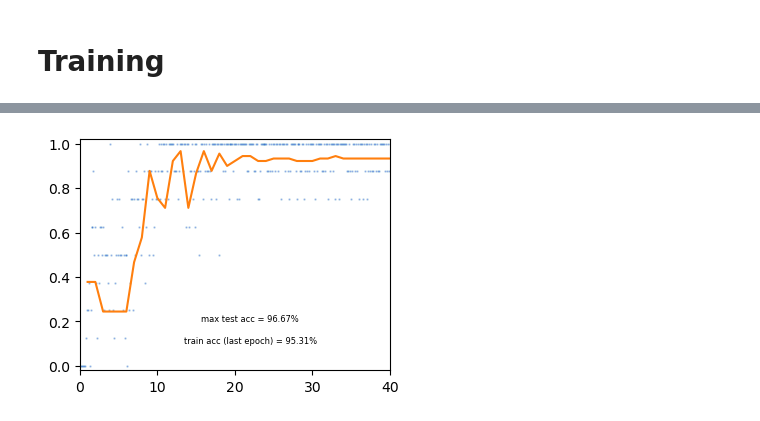
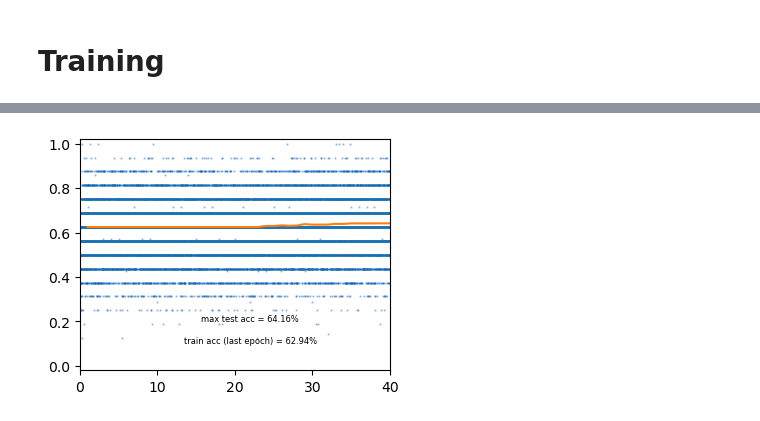
Before and after one commit to bmnsmets/semitorch, a Jupyter notebook: experiments/article-fullyconnected-naitzat.ipynb, the cells around one changed output, grey strips where cells are left out. Saved outputs shown, nothing was run; the diff lists cells and outputs as text; code cells hidden in the pictures.

```diff
--- a/experiments/article-fullyconnected-naitzat.ipynb
+++ b/experiments/article-fullyconnected-naitzat.ipynb
@@ -157,12 +157,13 @@ class LinearReLU(nn.Module):
         return self.head(y)
 
     def get_optimizer_and_scheduler(self, epochs: int, steps_per_epoch: int):
-        optimizer = torch.optim.AdamW(self.parameters(), lr=4e-2, weight_decay=0.01)
+        lr = 5e-3
+        optimizer = torch.optim.AdamW(self.parameters(), lr=lr, weight_decay=0.00001)
         scheduler = torch.optim.lr_scheduler.OneCycleLR(
             optimizer,
-            max_lr=4e-2,
+            max_lr=lr,
             anneal_strategy="linear",
-            pct_start=0.3,
+            pct_start=0.1,
             three_phase=True,
             final_div_factor=500.0,
             div_factor=10.0,
@@ -285,12 +286,13 @@ class LinearLogPlus(nn.Module):
         return self.head(y)
 
     def get_optimizer_and_scheduler(self, epochs: int, steps_per_epoch: int):
-        optimizer = torch.optim.AdamW(self.parameters(), lr=4e-2, weight_decay=0.01)
+        lr = 5e-3
+        optimizer = torch.optim.AdamW(self.parameters(), lr=lr, weight_decay=0.01)
         scheduler = torch.optim.lr_scheduler.OneCycleLR(
             optimizer,
-            max_lr=4e-2,
+            max_lr=lr,
             anneal_strategy="linear",
-            pct_start=0.3,
+            pct_start=0.1,
             three_phase=True,
             final_div_factor=500.0,
             div_factor=10.0,
@@ -377,76 +379,76 @@ def train(model, device, trainloader, testloader, optimizer, scheduler, loss, ep
     plt.close(fig)
     return sum(trainaccs[-epoch_len:]) / len(trainaccs[-epoch_len:]), max(accs)
 # %%
-iris_model_width = 4 # must be even for the number of parameters to match
+circles_model_width = 8 # must be even for the number of parameters to match
 
-iris_linear_relu = LinearReLU(
-    iris_num_features, iris_num_classes, width=iris_model_width
+circles_linear_relu = LinearReLU(
+    circles_num_features, circles_num_classes, width=circles_model_width
 )
-iris_linear_relu.tag = "iris_linear_relu"
+circles_linear_relu.tag = "circles_linear_relu"
 
-iris_linear_maxplus = LinearMaxPlus(
-    iris_num_features, iris_num_classes, width=iris_model_width
+circles_linear_maxplus = LinearMaxPlus(
+    circles_num_features, circles_num_classes, width=circles_model_width
 )
-iris_linear_maxplus.tag = "iris_linear_maxplus"
+circles_linear_maxplus.tag = "circles_linear_maxplus"
 
-iris_linear_minplus = LinearMinPlus(
-    iris_num_features, iris_num_classes, width=iris_model_width
+circles_linear_minplus = LinearMinPlus(
+    circles_num_features, circles_num_classes, width=circles_model_width
 )
-iris_linear_minplus.tag = "iris_linear_minplus"
+circles_linear_minplus.tag = "circles_linear_minplus"
 
-iris_linear_logplus_m10 = LinearLogPlus(
-    iris_num_features, iris_num_classes, width=iris_model_width, mu=-10
+circles_linear_logplus_m10 = LinearLogPlus(
+    circles_num_features, circles_num_classes, width=circles_model_width, mu=-10
 )
-iris_linear_logplus_m10.tag = "iris_linear_logplus_m10"
+circles_linear_logplus_m10.tag = "circles_linear_logplus_m10"
 
-iris_linear_logplus_m1 = LinearLogPlus(
-    iris_num_features, iris_num_classes, width=iris_model_width, mu=-1
+circles_linear_logplus_m1 = LinearLogPlus(
+    circles_num_features, circles_num_classes, width=circles_model_width, mu=-1
 )
-iris_linear_logplus_m1.tag = "iris_linear_logplust_m1"
+circles_linear_logplus_m1.tag = "circles_linear_logplust_m1"
 
-iris_linear_logplus_p1 = LinearLogPlus(
-    iris_num_features, iris_num_classes, width=iris_model_width, mu=1
+circles_linear_logplus_p1 = LinearLogPlus(
+    circles_num_features, circles_num_classes, width=circles_model_width, mu=1
 )
-iris_linear_logplus_p1.tag = "iris_linear_logplust_p1"
+circles_linear_logplus_p1.tag = "circles_linear_logplust_p1"
 
-iris_linear_logplus_p10 = LinearLogPlus(
-    iris_num_features, iris_num_classes, width=iris_model_width, mu=10
+circles_linear_logplus_p10 = LinearLogPlus(
+    circles_num_features, circles_num_classes, width=circles_model_width, mu=10
 )
-iris_linear_logplus_p10.tag = "iris_linear_logplust_p10"
+circles_linear_logplus_p10.tag = "circles_linear_logplust_p10"
 
-iris_models = [
-    iris_linear_relu,
-    iris_linear_maxplus,
-    iris_linear_minplus,
-    iris_linear_logplus_m10,
-    iris_linear_logplus_m1,
-    iris_linear_logplus_p1,
-    iris_linear_logplus_p10,
+circles_models = [
+    circles_linear_relu,
+    circles_linear_maxplus,
+    circles_linear_minplus,
+    circles_linear_logplus_m10,
+    circles_linear_logplus_m1,
+    circles_linear_logplus_p1,
+    circles_linear_logplus_p10,
 ]
 
-iris_models = [m.to(device) for m in iris_models]
+circles_models = [m.to(device) for m in circles_models]
 
-loss = nn.CrossEntropyLoss()
+loss = nn.CrossEntropyLoss(weight=torch.Tensor([1-0.6186,0.6186]).to(device))
 epochs = 40
 
-iris_train100accs = []
-iris_testaccs = []
-for im, m in enumerate(iris_models):
-    optimizer, scheduler = m.get_optimizer_and_scheduler(epochs, len(iris_train_loader))
+circles_train100accs = []
+circles_testaccs = []
+for im, m in enumerate(circles_models):
+    optimizer, scheduler = m.get_optimizer_and_scheduler(epochs, len(circles_train_loader))
     print(f"\n\nmodel = {m.tag}:")
     train100acc, testacc = train(
         m,
         device,
-        iris_train_loader,
-        iris_test_loader,
+        circles_train_loader,
+        circles_test_loader,
         optimizer,
         scheduler,
         loss,
         epochs
     )
-    iris_train100accs.append(train100acc)
-    iris_testaccs.append(testacc)
+    circles_train100accs.append(train100acc)
+    circles_testaccs.append(testacc)
 
-print(f"train accuracies (last epoch): {iris_train100accs}")
-print(f"test accuracies: {iris_testaccs}")
+print(f"train accuracies (last epoch): {circles_train100accs}")
+print(f"test accuracies: {circles_testaccs}")
 # %% [output]
@@ -454 +456 @@ model = iris_linear_relu:
-[figure, old version]
+[figure, new version]
```
Also changed, not shown: parts of 4 cells of this notebook, 2 other files.
